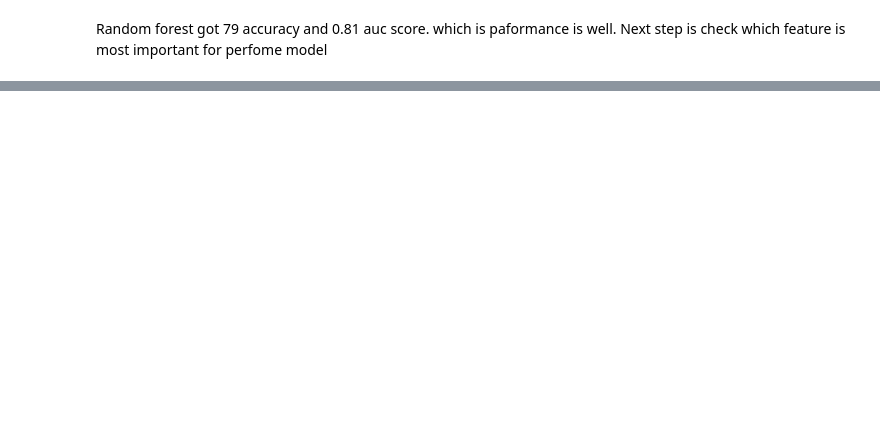
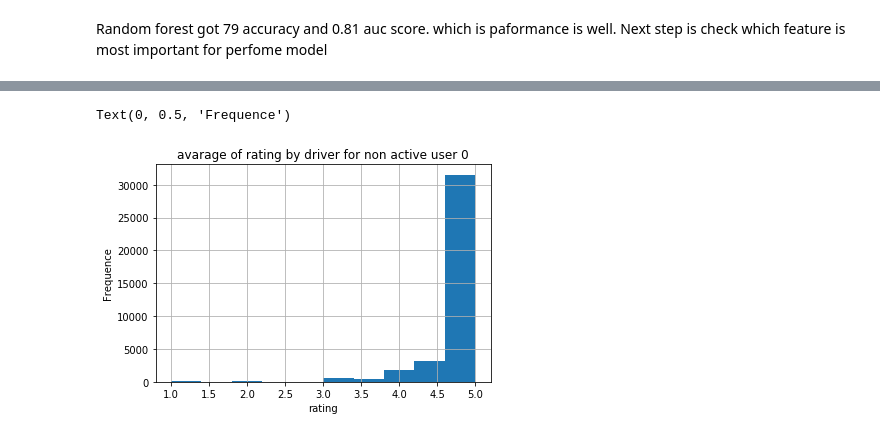
Before and after one commit to atsushii/Ultimate_take_home_challenge, a Jupyter notebook: Predictive_modeling.ipynb, the cells around one changed output, grey strips where cells are left out. Cells and saved outputs as stored; diff of their text form; code cells hidden in the pictures; blank space fills up the shorter version.

```diff
--- a/Predictive_modeling.ipynb
+++ b/Predictive_modeling.ipynb
@@ -568,0 +579,8 @@ Ultimate can able to know
+# %%
+df.loc[df["active_user"] == 0]["avg_rating_by_driver"].hist()
+plt.title("avarage of rating by driver for non active user 0")
+plt.xlabel("rating")
+plt.ylabel("Frequence")
+# %% [output]
+Text(0, 0.5, 'Frequence')
+[figure, added]
```
Also changed, not shown: parts of 14 cells of this notebook.
